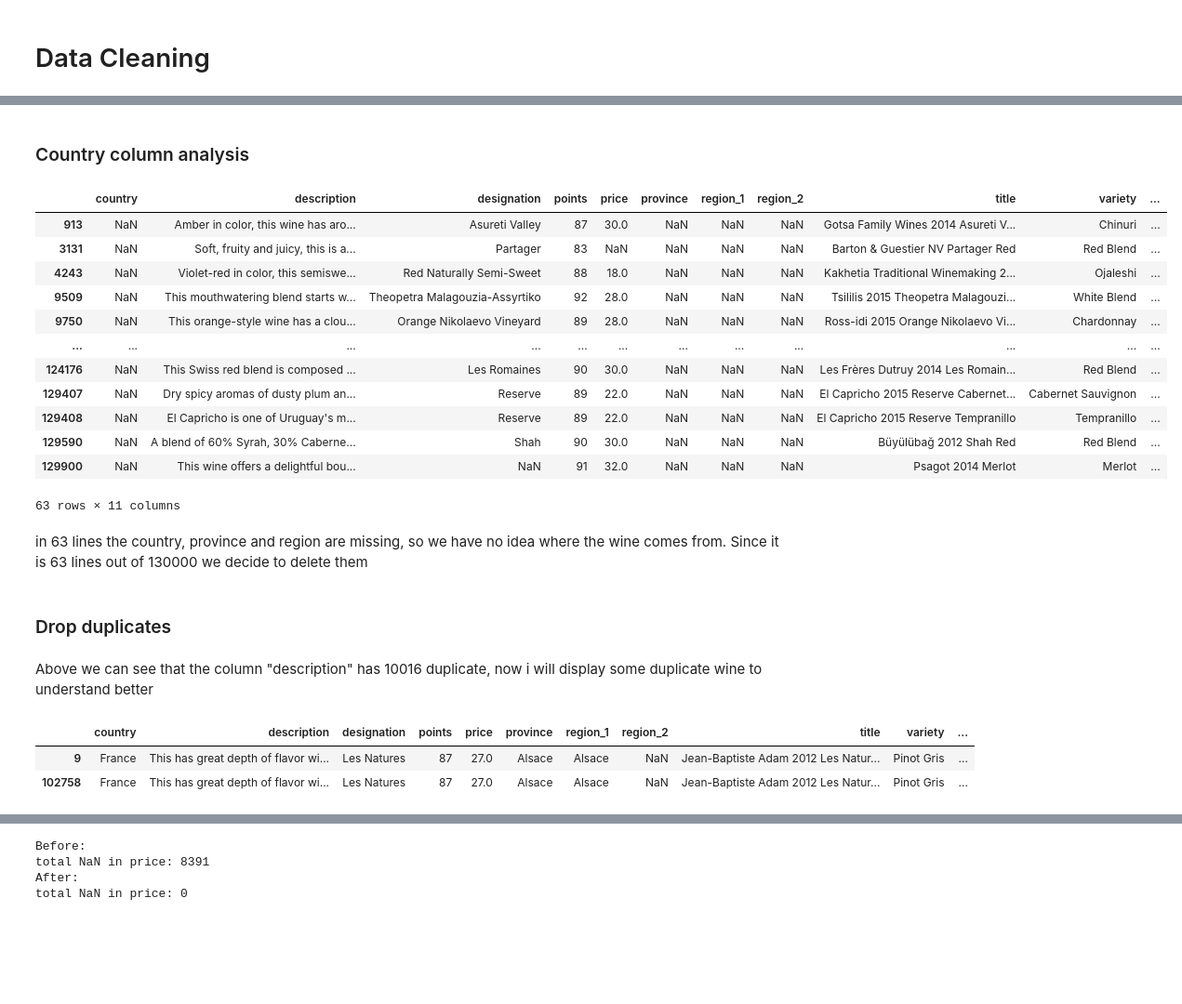
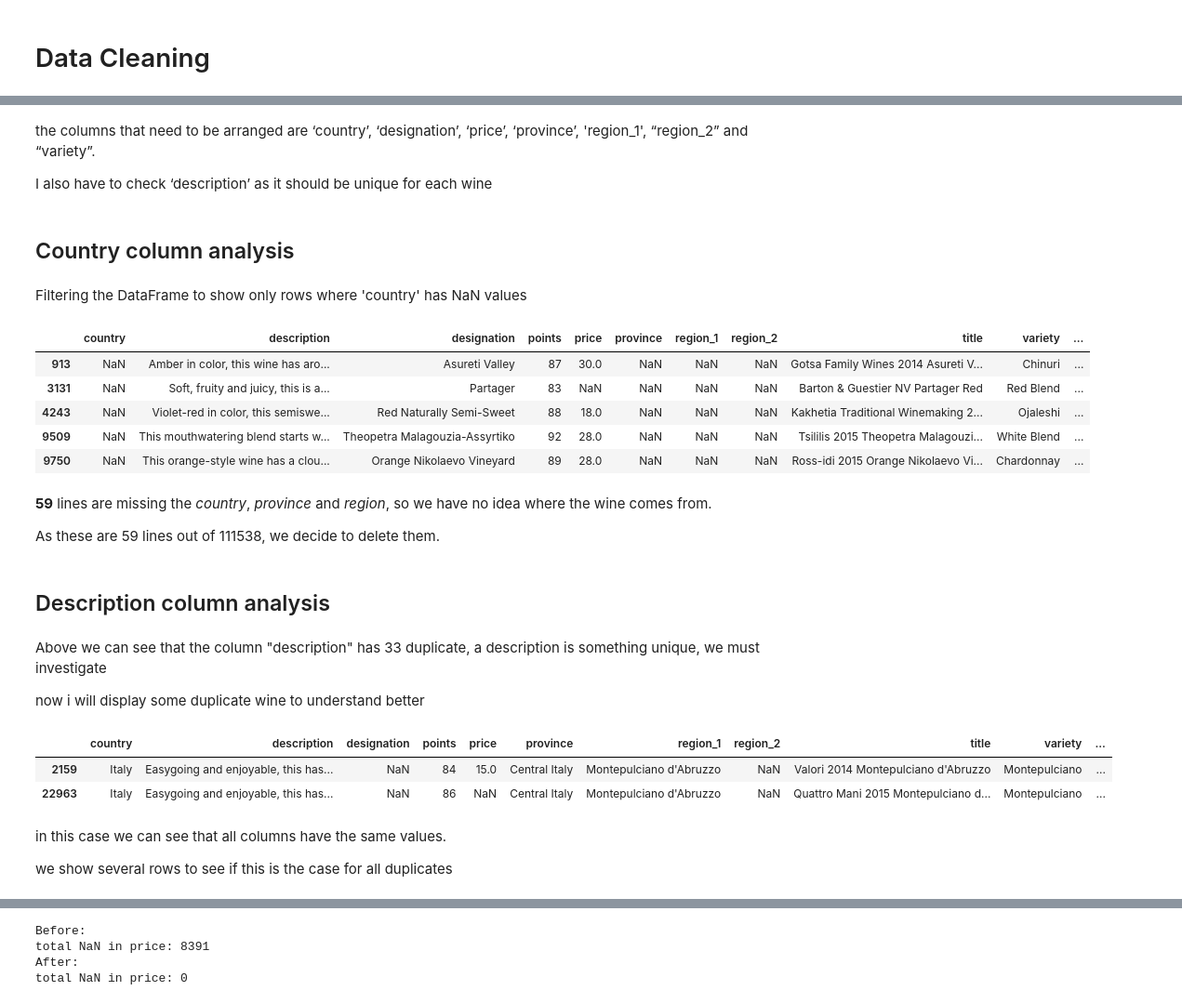
Before and after one commit to Supsi-Collaborative-Projects/wine-analysis, a Jupyter notebook: analysis.ipynb, the cells around one changed output, grey strips where cells are left out. Shown: that part at 93% size. Drawn from its saved outputs; the diff is of its cells as text; code cells hidden in the pictures; blank space fills up the shorter version.

```diff
--- a/analysis.ipynb
+++ b/analysis.ipynb
@@ -86,39 +108,41 @@ Column 'winery':
+# %% [markdown]
+the columns that need to be arranged are ‘country’, ‘designation’, ‘price’, ‘province’, 'region_1', “region_2” and “variety”.
+
+I also have to check ‘description’ as it should be unique for each wine
 # %% [markdown]
-### Country column analysis
+## Country column analysis
+# %% [markdown]
+Filtering the DataFrame to show only rows where 'country' has NaN values
 # %%
-# Filter the DataFrame to show only rows where the specified column has NaN values
+# Filter the DataFrame to show only rows where 'country' has NaN values
 rows_with_nan = df[df['country'].isna()]
-rows_with_nan
+rows_with_nan.head(10)
 # %% [output]
 |  | country | description | designation | points | price | province | region_1 | region_2 | title | variety | ... |
 | 913 | NaN | Amber in color, this wine has aro... | Asureti Valley | 87 | 30.0 | NaN | NaN | NaN | Gotsa Family Wines 2014 Asureti V... | Chinuri | ... |
 | 3131 | NaN | Soft, fruity and juicy, this is a... | Partager | 83 | NaN | NaN | NaN | NaN | Barton & Guestier NV Partager Red | Red Blend | ... |
 | 4243 | NaN | Violet-red in color, this semiswe... | Red Naturally Semi-Sweet | 88 | 18.0 | NaN | NaN | NaN | Kakhetia Traditional Winemaking 2... | Ojaleshi | ... |
 | 9509 | NaN | This mouthwatering blend starts w... | Theopetra Malagouzia-Assyrtiko | 92 | 28.0 | NaN | NaN | NaN | Tsililis 2015 Theopetra Malagouzi... | White Blend | ... |
 | 9750 | NaN | This orange-style wine has a clou... | Orange Nikolaevo Vineyard | 89 | 28.0 | NaN | NaN | NaN | Ross-idi 2015 Orange Nikolaevo Vi... | Chardonnay | ... |
-| ... | ... | ... | ... | ... | ... | ... | ... | ... | ... | ... | ... |
-| 124176 | NaN | This Swiss red blend is composed ... | Les Romaines | 90 | 30.0 | NaN | NaN | NaN | Les Frères Dutruy 2014 Les Romain... | Red Blend | ... |
-| 129407 | NaN | Dry spicy aromas of dusty plum an... | Reserve | 89 | 22.0 | NaN | NaN | NaN | El Capricho 2015 Reserve Cabernet... | Cabernet Sauvignon | ... |
-| 129408 | NaN | El Capricho is one of Uruguay's m... | Reserve | 89 | 22.0 | NaN | NaN | NaN | El Capricho 2015 Reserve Tempranillo | Tempranillo | ... |
-| 129590 | NaN | A blend of 60% Syrah, 30% Caberne... | Shah | 90 | 30.0 | NaN | NaN | NaN | Büyülübağ 2012 Shah Red | Red Blend | ... |
-| 129900 | NaN | This wine offers a delightful bou... | NaN | 91 | 32.0 | NaN | NaN | NaN | Psagot 2014 Merlot | Merlot | ... |
-63 rows × 11 columns
 # %% [markdown]
-in 63 lines the country, province and region are missing, so we have no idea where the wine comes from.
-Since it is 63 lines out of 130000 we decide to delete them
+**59** lines are missing the *country*, *province* and *region*, so we have no idea where the wine comes from.
+
+As these are 59 lines out of 111538, we decide to delete them.
 # %%
 df = df.dropna(subset=["country"])
-# %% [markdown]
-### Drop duplicates
+# %% [markdown]
+## Description column analysis
 # %% [markdown]
-Above we can see that the column "description" has 10016 duplicate, now i will display some duplicate wine to understand better
+Above we can see that the column "description" has 33 duplicate, a description is something unique, we must investigate
+
+now i will display some duplicate wine to understand better
 # %%
 # Check for duplicates in the 'description' column
 duplicate_descriptions = df[df.duplicated(subset='description', keep=False)]
 
 # Display the duplicate
-duplicate_descriptions_full = duplicate_descriptions
-duplicate_descriptions_full
+#duplicate_descriptions_full = duplicate_descriptions
+#duplicate_descriptions_full
 
 duplicate_example = duplicate_descriptions[duplicate_descriptions['description'] == duplicate_descriptions.iloc[0]['description']]
 duplicate_example_full = duplicate_example.head(5)
@@ -126,8 +150,12 @@ duplicate_example_full = duplicate_example.head(5)
 duplicate_example_full
 # %% [output]
 |  | country | description | designation | points | price | province | region_1 | region_2 | title | variety | ... |
-| 9 | France | This has great depth of flavor wi... | Les Natures | 87 | 27.0 | Alsace | Alsace | NaN | Jean-Baptiste Adam 2012 Les Natur... | Pinot Gris | ... |
-| 102758 | France | This has great depth of flavor wi... | Les Natures | 87 | 27.0 | Alsace | Alsace | NaN | Jean-Baptiste Adam 2012 Les Natur... | Pinot Gris | ... |
+| 2159 | Italy | Easygoing and enjoyable, this has... | NaN | 84 | 15.0 | Central Italy | Montepulciano d'Abruzzo | NaN | Valori 2014 Montepulciano d'Abruzzo | Montepulciano | ... |
+| 22963 | Italy | Easygoing and enjoyable, this has... | NaN | 86 | NaN | Central Italy | Montepulciano d'Abruzzo | NaN | Quattro Mani 2015 Montepulciano d... | Montepulciano | ... |
+# %% [markdown]
+in this case we can see that all columns have the same values.
+
+we show several rows to see if this is the case for all duplicates
 # %%
 sorted_duplicates = duplicate_descriptions.sort_values(by='description')
 sorted_duplicates
```
Also changed, not shown: parts of 27 cells of this notebook.
